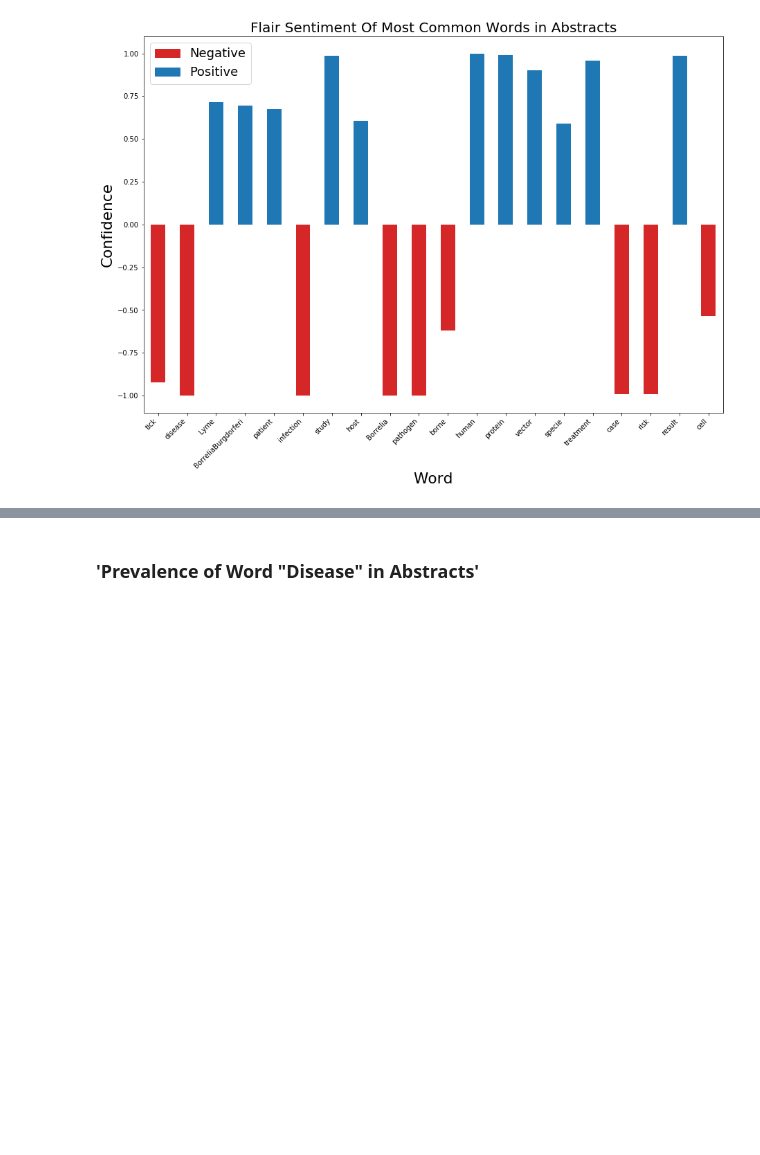
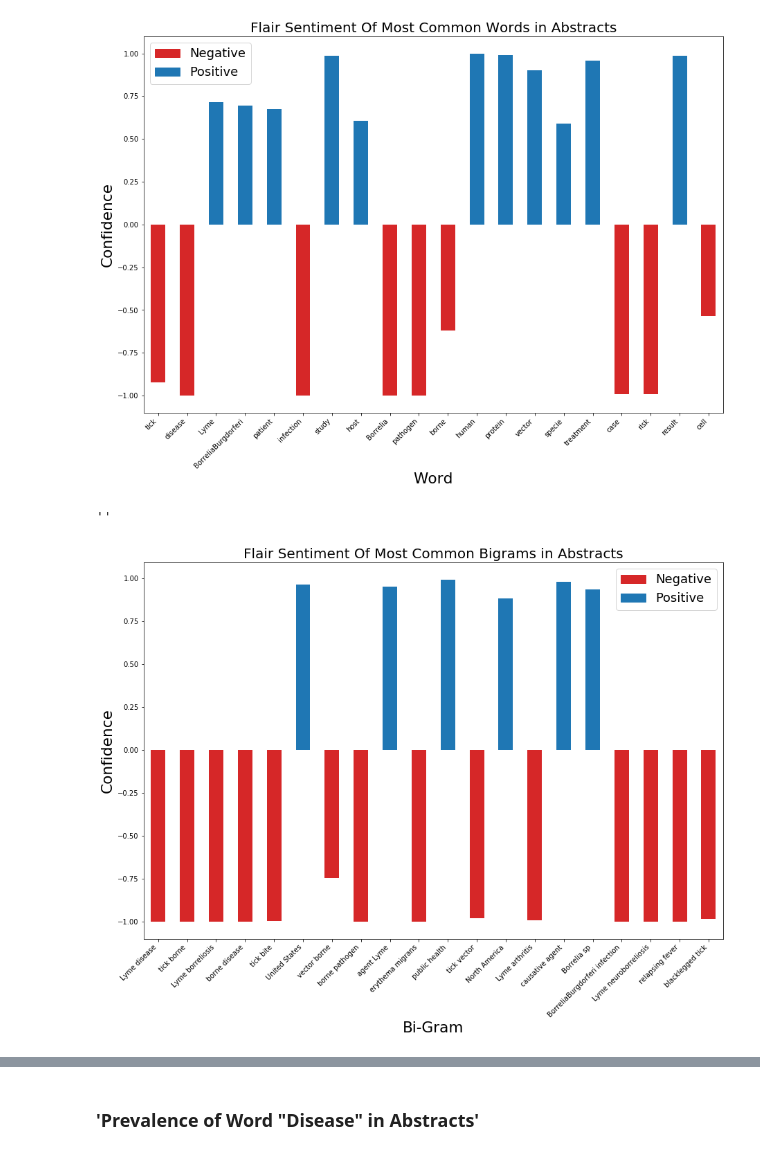
Before and after one commit to PlaybookData/Lyme-Disease-Framing-Analysis, a Jupyter notebook: DataAnalysis.ipynb, the cells around one changed output, grey strips where cells are left out. Saved outputs shown, nothing was run; the diff lists cells and outputs as text; code cells hidden in the pictures; blank space fills up the shorter version.

```diff
--- a/DataAnalysis.ipynb
+++ b/DataAnalysis.ipynb
@@ -910,3 +911,29 @@ plt.legend(handles=[red_patch, blue_patch])
 # %% [output]
 ''
 [figure]
+# %%
+flairSentimentDF = mostCommonBigrams.apply(lambda row: flair_prediction(row.words), axis='columns', result_type='expand')
+flairSentimentDF.rename(columns={0:'Sentiment', 1:'Confidence'}, inplace=True)
+mostCommonBigrams = pd.concat([mostCommonBigrams, flairSentimentDF], axis='columns')
+del flairSentimentDF
+# %%
+# mcw = mostCommonWords.sort_values('Confidence')
+mcw = mostCommonBigrams.copy()
+
+mcw['absConf'] = np.abs(mcw.Confidence)
+colours = np.select([mcw.Confidence <0, mcw.Confidence >=0],['tab:red', 'tab:blue'])
+# alphas = list(np.abs(mcw.Confidence.values))
+mcw.plot(kind='bar',x='words', y='Confidence', color=colours)
+# , alpha=[0.5,1])
+plt.xlabel('Bi-Gram')
+plt.ylabel('Confidence')
+plt.title('Flair Sentiment Of Most Common Bigrams in Abstracts')
+plt.xticks(mcw.index, list(mcw.words), rotation=45, ha='right')
+
+red_patch = mpatches.Patch(color='tab:red', label='Negative')
+blue_patch = mpatches.Patch(color='tab:blue', label='Positive')
+plt.legend(handles=[red_patch, blue_patch])
+;
+# %% [output]
+''
+[figure, added]
```
Also changed, not shown: parts of 13 cells of this notebook.
